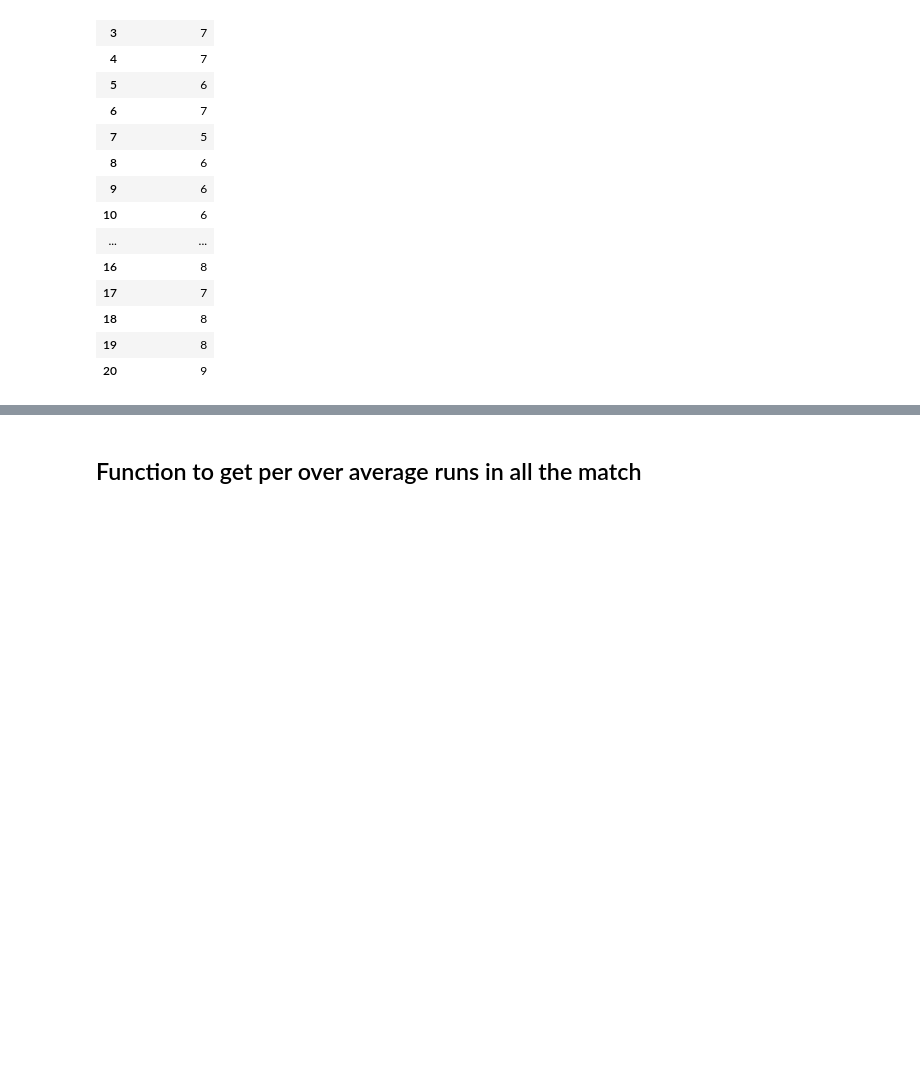
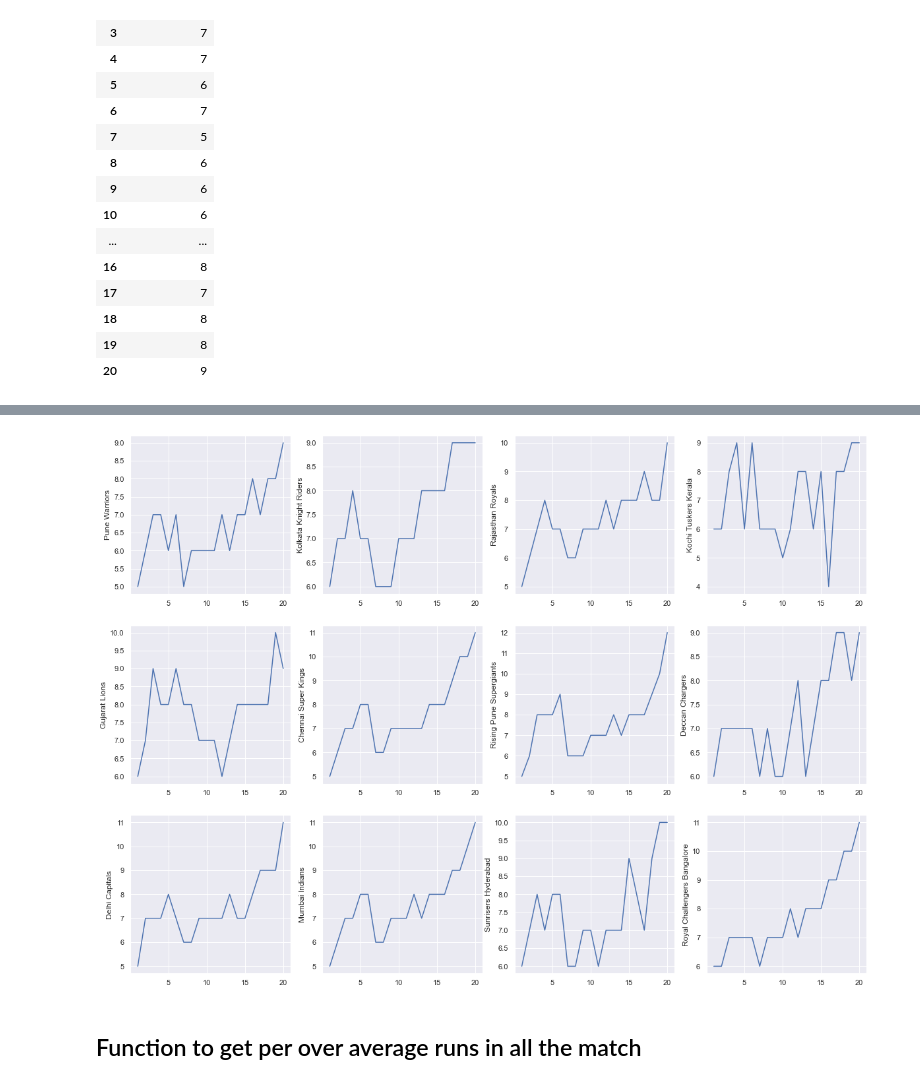
Before and after one commit to Utkarsh736/IPL_Data_Analysis, a Jupyter notebook: Template.ipynb, the cells around one changed output, grey strips where cells are left out. Saved outputs shown, nothing was run; the diff lists cells and outputs as text; code cells hidden in the pictures; blank space fills up the shorter version.

```diff
--- a/Template.ipynb
+++ b/Template.ipynb
@@ -523,3 +583,18 @@ ax.set(xlabel = 'Overs', ylabel = 'Runs')
+# %%
+fig, axs = plt.subplots(ncols=4,nrows=3,figsize=(20,15))
+
+for i,j in zip(range(4), range(4)):
+    ax = sns.lineplot(data = data_df[i], ax = axs[0][j])
+
+for i,j in zip(range(4,8), range(4)):
+    ax = sns.lineplot(data = data_df[i], ax = axs[1][j])
+
+for i,j in zip(range(8,12), range(4)):
+    sns.lineplot(data = data_df[i], ax = axs[2][j])
+
+#         plt.show()
+# %% [output]
+[figure, added]
 # %% [markdown]
 ## Function to get per over average runs in all the match
 # %%
```
Also changed, not shown: parts of 8 cells of this notebook.
